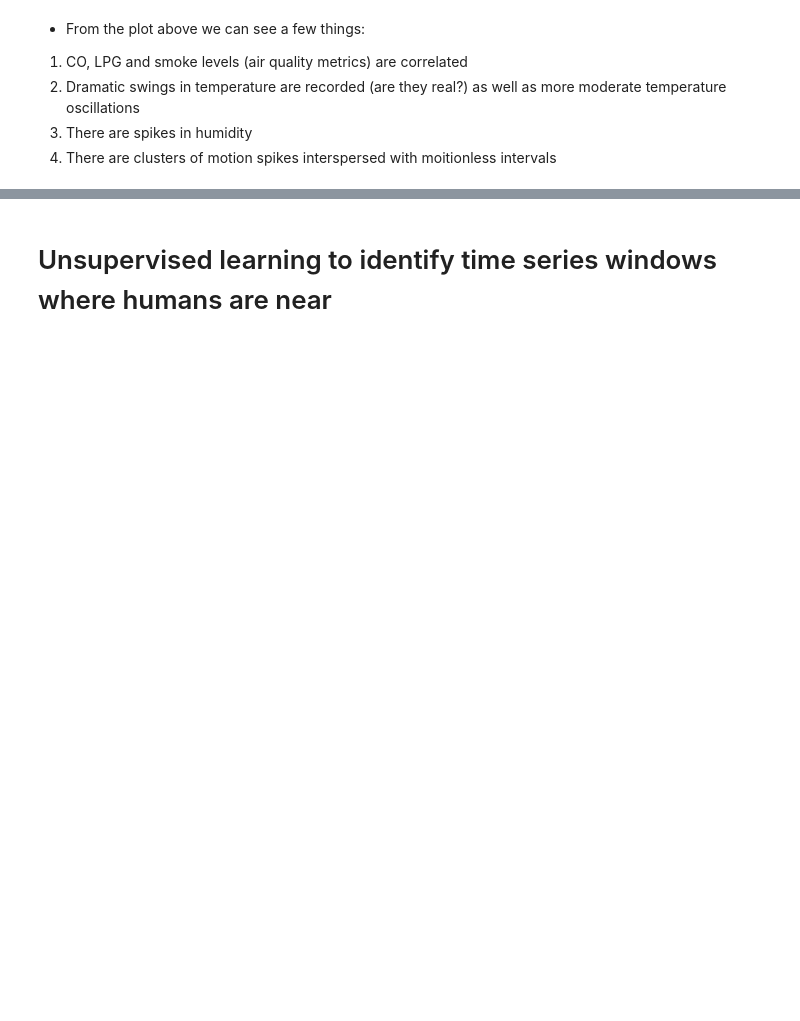
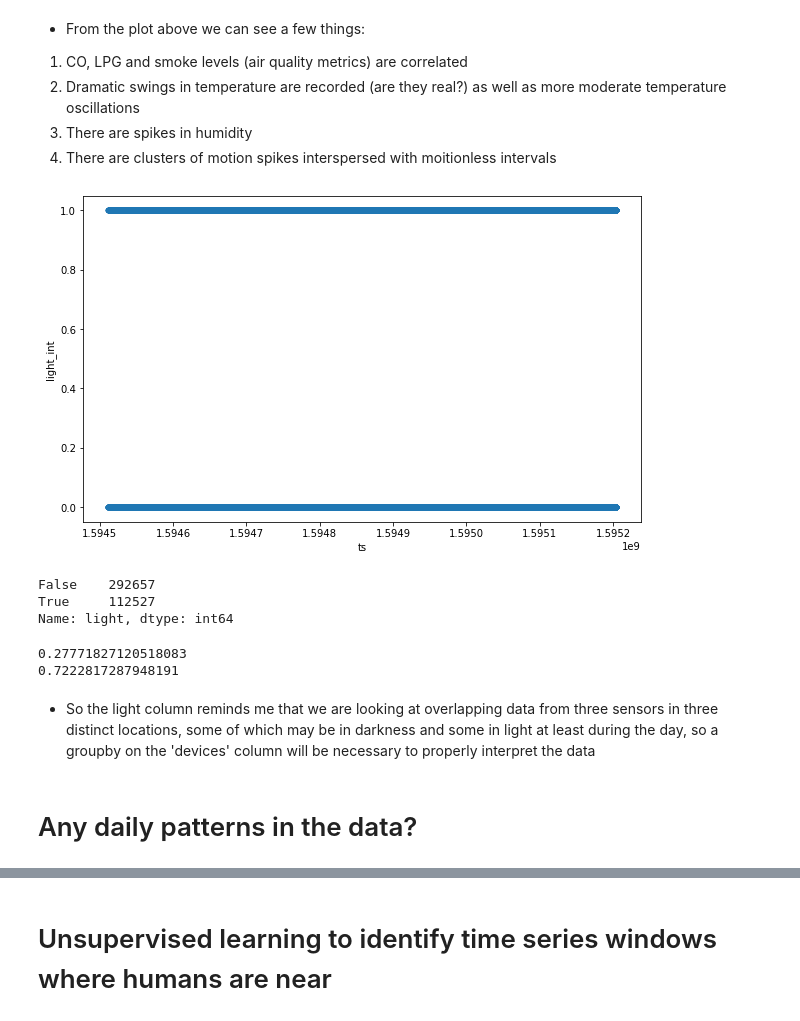
Before and after one commit to rjc89/Kaggle, a Jupyter notebook: Environmental_Sensor_Telemetry_Dataset/environmental_sensor_telemetry_dataset.ipynb, the cells around one changed output, grey strips where cells are left out. Cells and saved outputs as stored; diff of their text form; code cells hidden in the pictures; blank space fills up the shorter version.

```diff
--- a/Environmental_Sensor_Telemetry_Dataset/environmental_sensor_telemetry_dataset.ipynb
+++ b/Environmental_Sensor_Telemetry_Dataset/environmental_sensor_telemetry_dataset.ipynb
@@ -74,3 +73,28 @@ ax.legend();
  2.  Dramatic swings in temperature are recorded (are they real?) as well as more moderate temperature oscillations
  3.  There are spikes in humidity
  4.  There are clusters of motion spikes interspersed with moitionless intervals
+# %%
+data['light_int'] = data['light'].astype('int32')
+# %%
+data.plot.scatter(x = 'ts', y = 'light_int', figsize = (10, 6));
+# %% [output]
+[figure, added]
+# %%
+data['light'].value_counts()
+# %% [output]
+False    292657
+True     112527
+Name: light, dtype: int64
+# %%
+lightcount = 292657 + 112527
+true_frac = 112527 / lightcount
+print(true_frac)
+false_frac = 292657 / lightcount
+print(false_frac)
+# %% [output]
+0.27771827120518083
+0.7222817287948191
+# %% [markdown]
+- So the light column reminds me that we are looking at overlapping data from three sensors in three distinct locations, some of which may be in darkness and some in light at least during the day, so a groupby on the 'devices' column will be necessary to properly interpret the data
+# %% [markdown]
+# Any daily patterns in the data?
```
Also changed, not shown: parts of 14 cells of this notebook.
